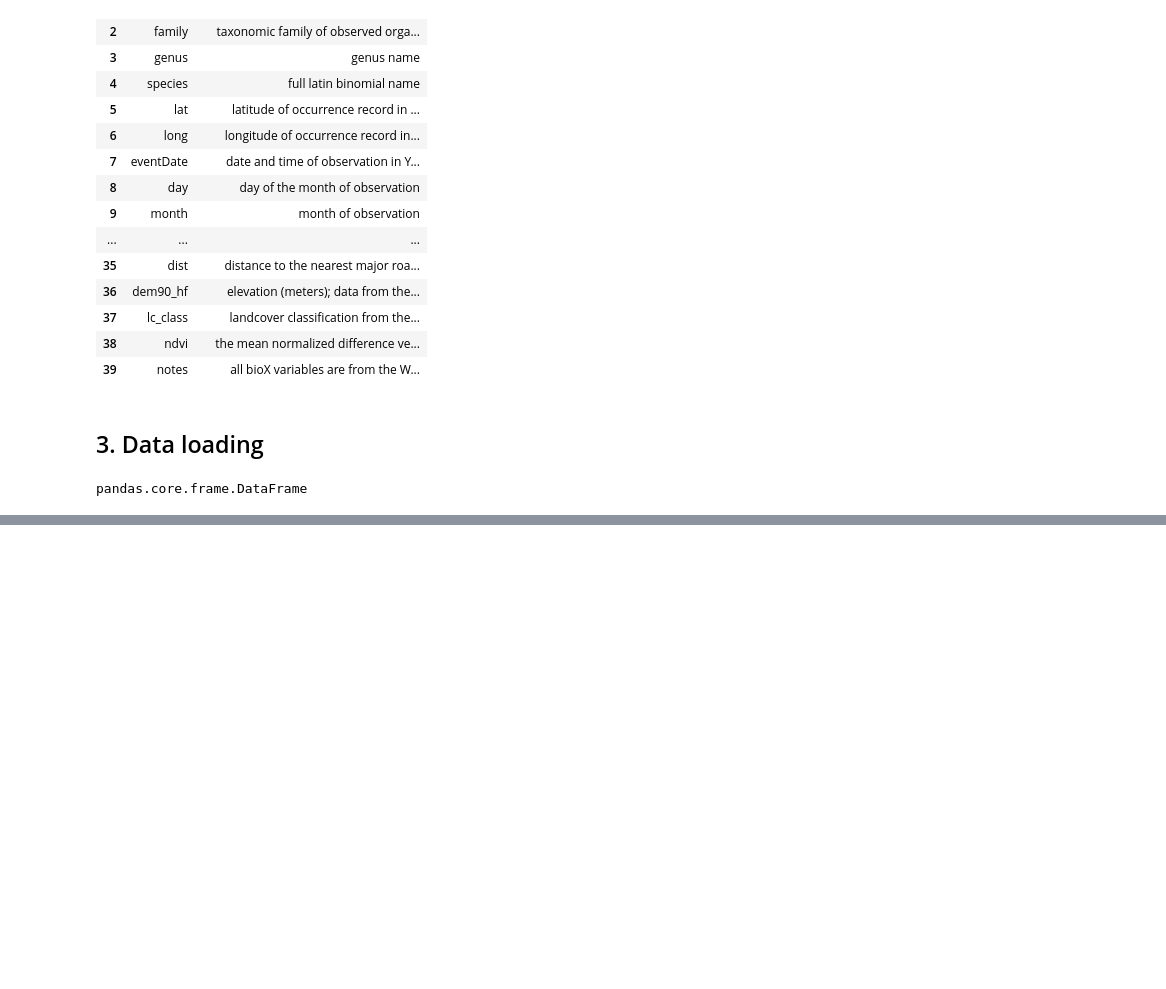
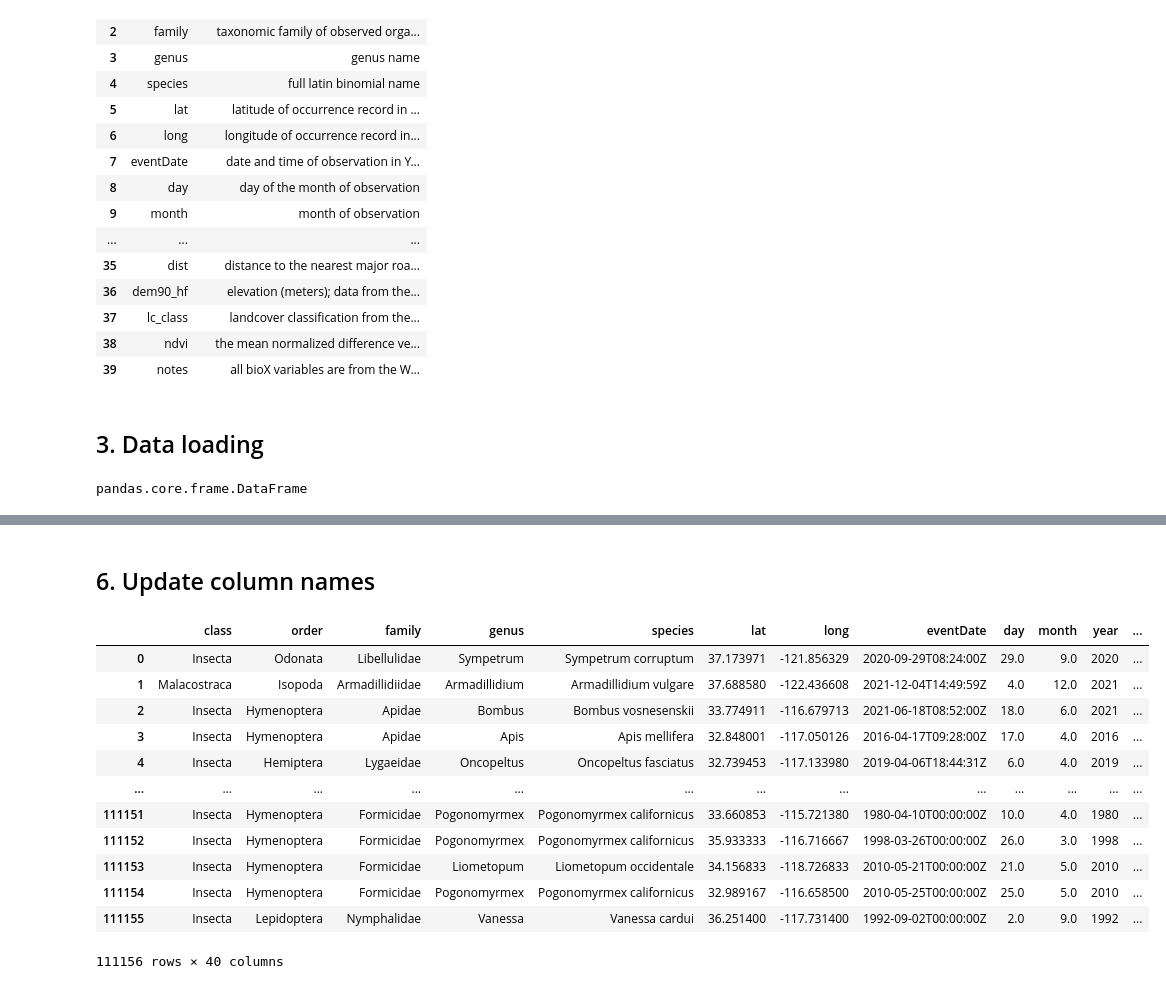
Before and after one commit to mmyiv/eds220-2024-sections, a Jupyter notebook: section-1-data-selection-drylands.ipynb, the cells around one changed output, grey strips where cells are left out. Drawn from its saved outputs; the diff is of its cells as text; code cells hidden in the pictures; blank space fills up the shorter version.

```diff
--- a/section-1-data-selection-drylands.ipynb
+++ b/section-1-data-selection-drylands.ipynb
@@ -55,0 +204,20 @@ pandas.core.frame.DataFrame
+# %% [markdown]
+## 6. Update column names
+# %%
+prey = prey.rename(columns={'institutionCode': 'institution_code', 'datasetKey': 'dataset_key'})
+# %%
+prey
+# %% [output]
+|  | class | order | family | genus | species | lat | long | eventDate | day | month | year | ... |
+| 0 | Insecta | Odonata | Libellulidae | Sympetrum | Sympetrum corruptum | 37.173971 | -121.856329 | 2020-09-29T08:24:00Z | 29.0 | 9.0 | 2020 | ... |
+| 1 | Malacostraca | Isopoda | Armadillidiidae | Armadillidium | Armadillidium vulgare | 37.688580 | -122.436608 | 2021-12-04T14:49:59Z | 4.0 | 12.0 | 2021 | ... |
+| 2 | Insecta | Hymenoptera | Apidae | Bombus | Bombus vosnesenskii | 33.774911 | -116.679713 | 2021-06-18T08:52:00Z | 18.0 | 6.0 | 2021 | ... |
+| 3 | Insecta | Hymenoptera | Apidae | Apis | Apis mellifera | 32.848001 | -117.050126 | 2016-04-17T09:28:00Z | 17.0 | 4.0 | 2016 | ... |
+| 4 | Insecta | Hemiptera | Lygaeidae | Oncopeltus | Oncopeltus fasciatus | 32.739453 | -117.133980 | 2019-04-06T18:44:31Z | 6.0 | 4.0 | 2019 | ... |
+| ... | ... | ... | ... | ... | ... | ... | ... | ... | ... | ... | ... | ... |
+| 111151 | Insecta | Hymenoptera | Formicidae | Pogonomyrmex | Pogonomyrmex californicus | 33.660853 | -115.721380 | 1980-04-10T00:00:00Z | 10.0 | 4.0 | 1980 | ... |
+| 111152 | Insecta | Hymenoptera | Formicidae | Pogonomyrmex | Pogonomyrmex californicus | 35.933333 | -116.716667 | 1998-03-26T00:00:00Z | 26.0 | 3.0 | 1998 | ... |
+| 111153 | Insecta | Hymenoptera | Formicidae | Liometopum | Liometopum occidentale | 34.156833 | -118.726833 | 2010-05-21T00:00:00Z | 21.0 | 5.0 | 2010 | ... |
+| 111154 | Insecta | Hymenoptera | Formicidae | Pogonomyrmex | Pogonomyrmex californicus | 32.989167 | -116.658500 | 2010-05-25T00:00:00Z | 25.0 | 5.0 | 2010 | ... |
+| 111155 | Insecta | Lepidoptera | Nymphalidae | Vanessa | Vanessa cardui | 36.251400 | -117.731400 | 1992-09-02T00:00:00Z | 2.0 | 9.0 | 1992 | ... |
+111156 rows × 40 columns
```
Also changed, not shown: parts of 12 cells of this notebook.
